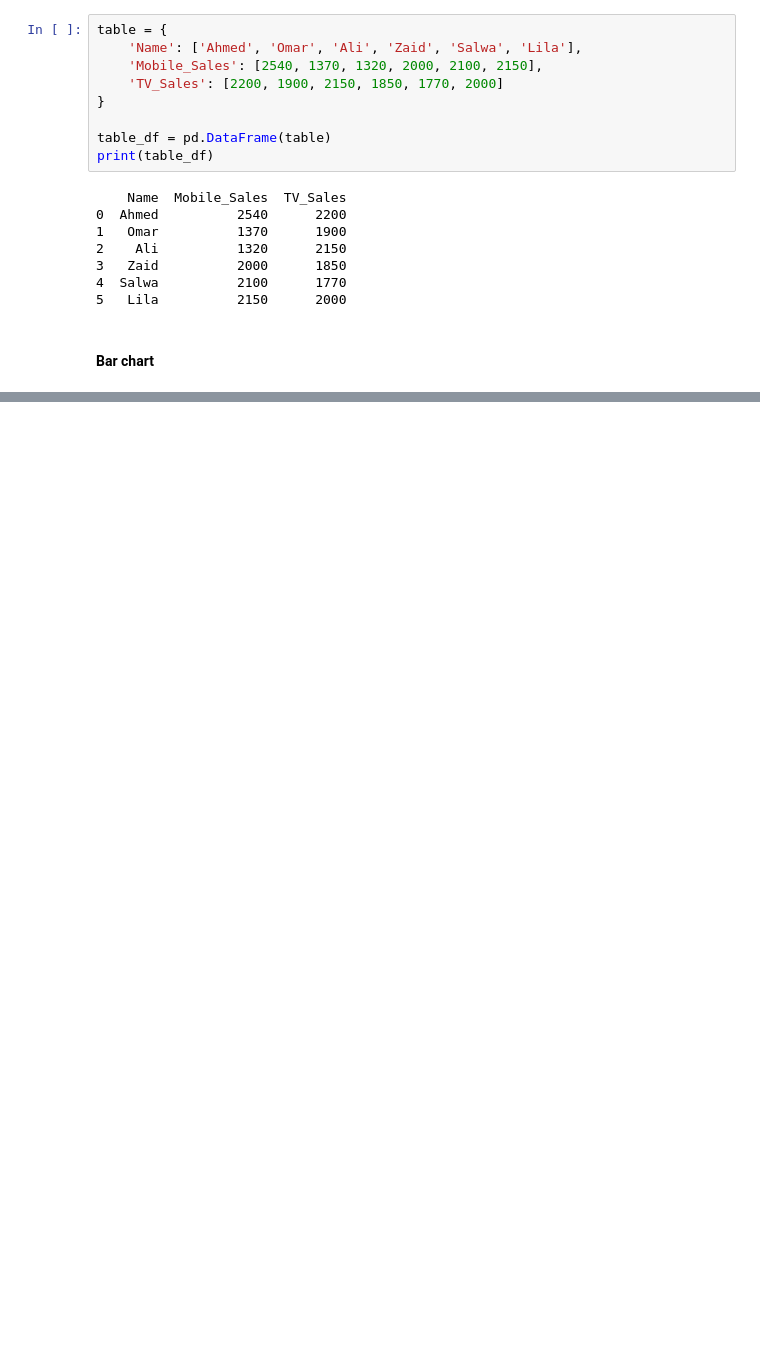
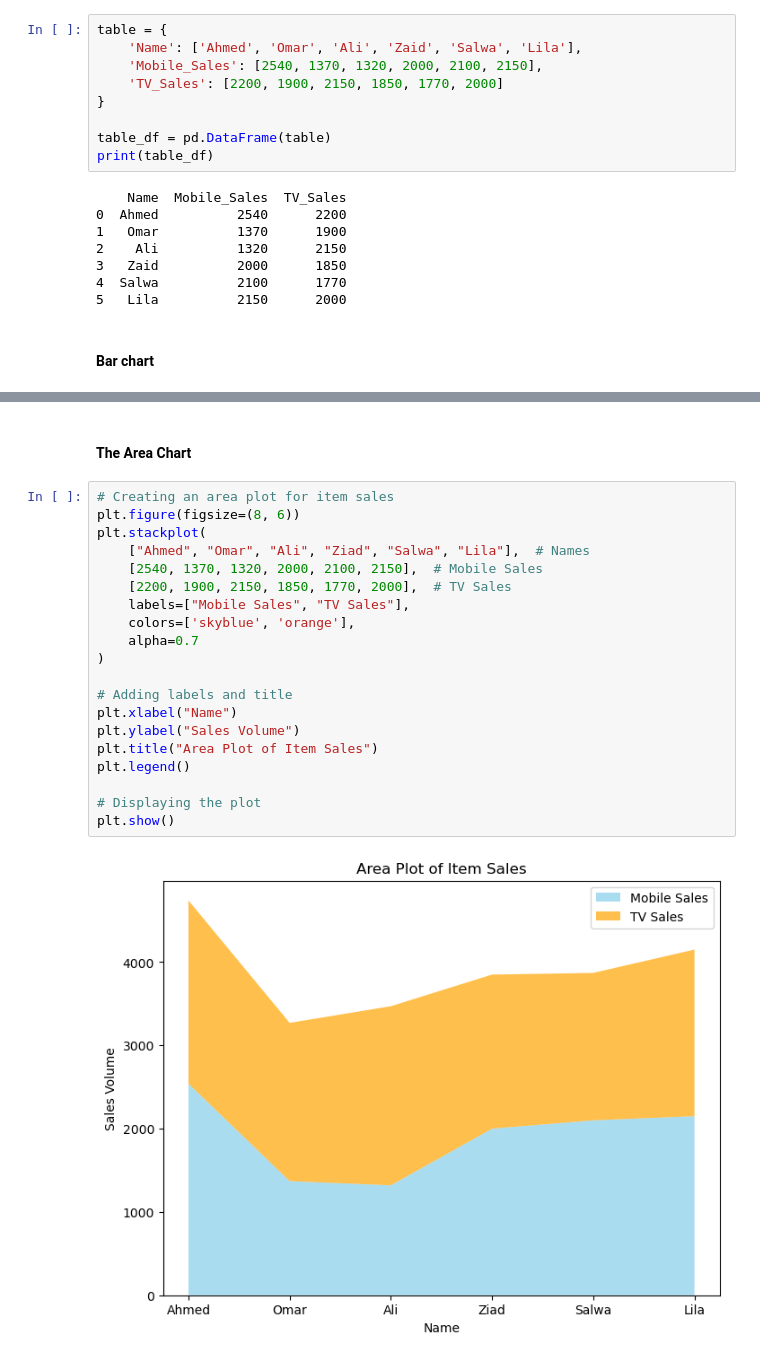
Before and after one commit to xthimylJ/dv_hws, a Jupyter notebook: Feb10Assignment.ipynb, the cells around one changed output, grey strips where cells are left out. Cells and saved outputs as stored; diff of their text form; blank space fills up the shorter version.

```diff
--- a/Feb10Assignment.ipynb
+++ b/Feb10Assignment.ipynb
@@ -73,0 +117,24 @@ plt.bar([i for i in table['Name'], )
+# %% [markdown]
+#### The Area Chart
+# %%
+# Creating an area plot for item sales
+plt.figure(figsize=(8, 6))
+plt.stackplot(
+    ["Ahmed", "Omar", "Ali", "Ziad", "Salwa", "Lila"],  # Names
+    [2540, 1370, 1320, 2000, 2100, 2150],  # Mobile Sales
+    [2200, 1900, 2150, 1850, 1770, 2000],  # TV Sales
+    labels=["Mobile Sales", "TV Sales"],
+    colors=['skyblue', 'orange'],
+    alpha=0.7
+)
+
+# Adding labels and title
+plt.xlabel("Name")
+plt.ylabel("Sales Volume")
+plt.title("Area Plot of Item Sales")
+plt.legend()
+
+# Displaying the plot
+plt.show()
+# %% [output]
+[figure, added]
```
Also changed, not shown: parts of 8 cells of this notebook.
